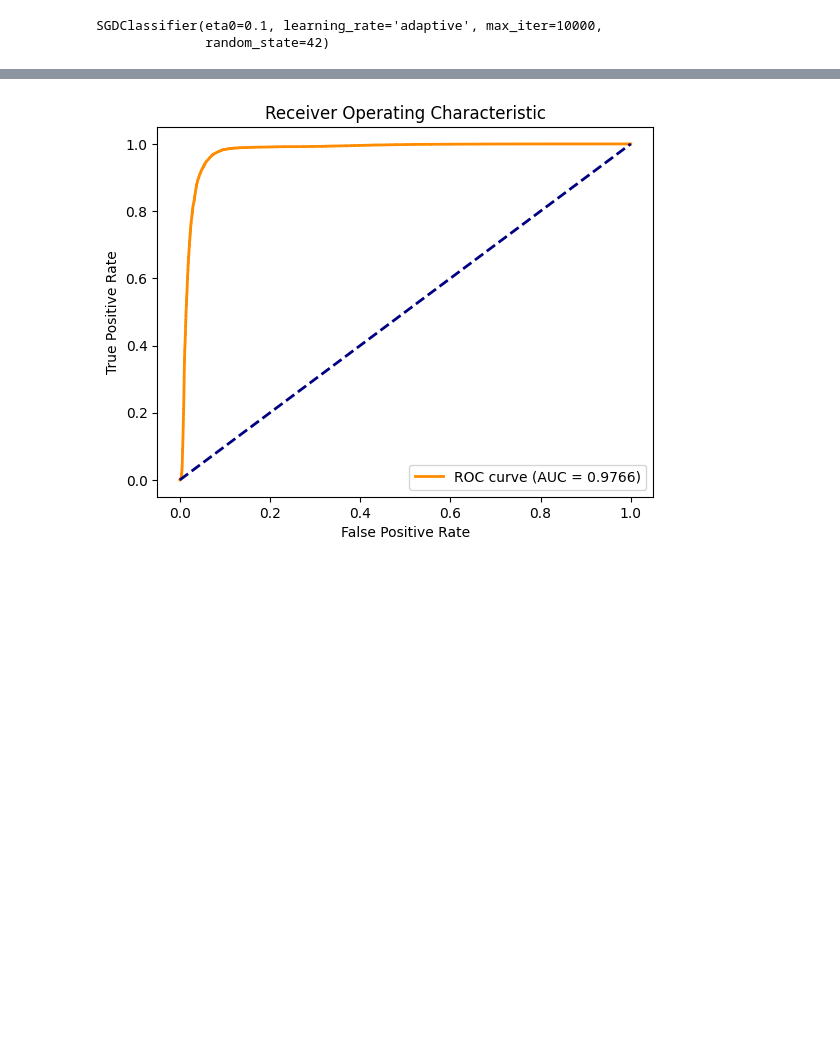
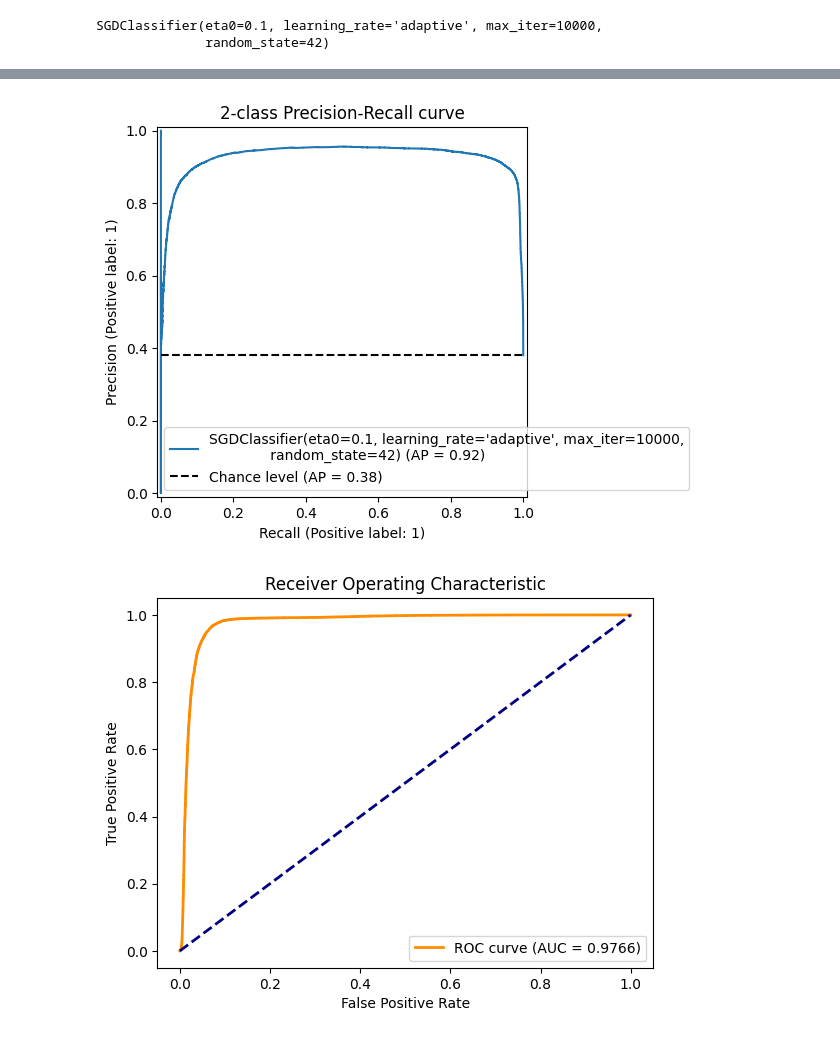
Before and after one commit to chirpt/ATLAS-L1-Trigger-Y4-Project, a Jupyter notebook: initial tests/sklearn_SGD_comparison.ipynb, the cells around one changed output, grey strips where cells are left out. Saved outputs shown, nothing was run; the diff lists cells and outputs as text; code cells hidden in the pictures; blank space fills up the shorter version.

Commit message:
Added precision recall curve function

```diff
--- a/initial tests/sklearn_SGD_comparison.ipynb
+++ b/initial tests/sklearn_SGD_comparison.ipynb
@@ -35,3 +33,7 @@ Mean Squared Error:
+# %%
+precision_recall(hinge_sgd_clf, X_test, y_test)
+# %% [output]
+[figure, added]
 # %%
 compute_roc(hinge_sgd_clf, X_test, y_test)
 plot_roc(fpr, tpr, roc_auc)
```
Also changed, not shown: parts of 2 cells of this notebook, 2 other files.
